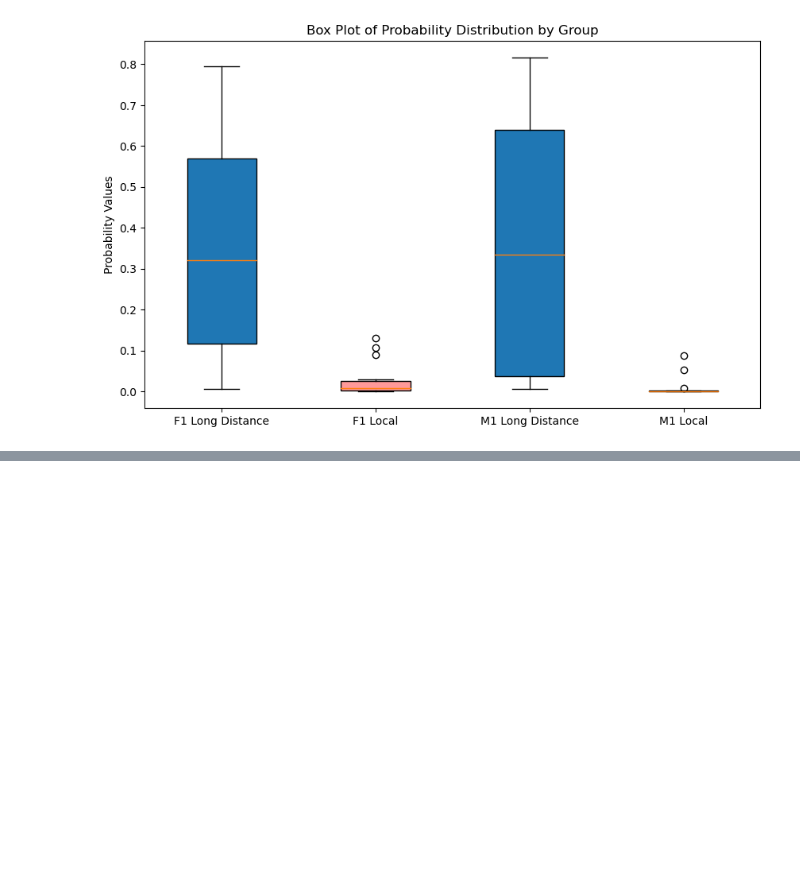
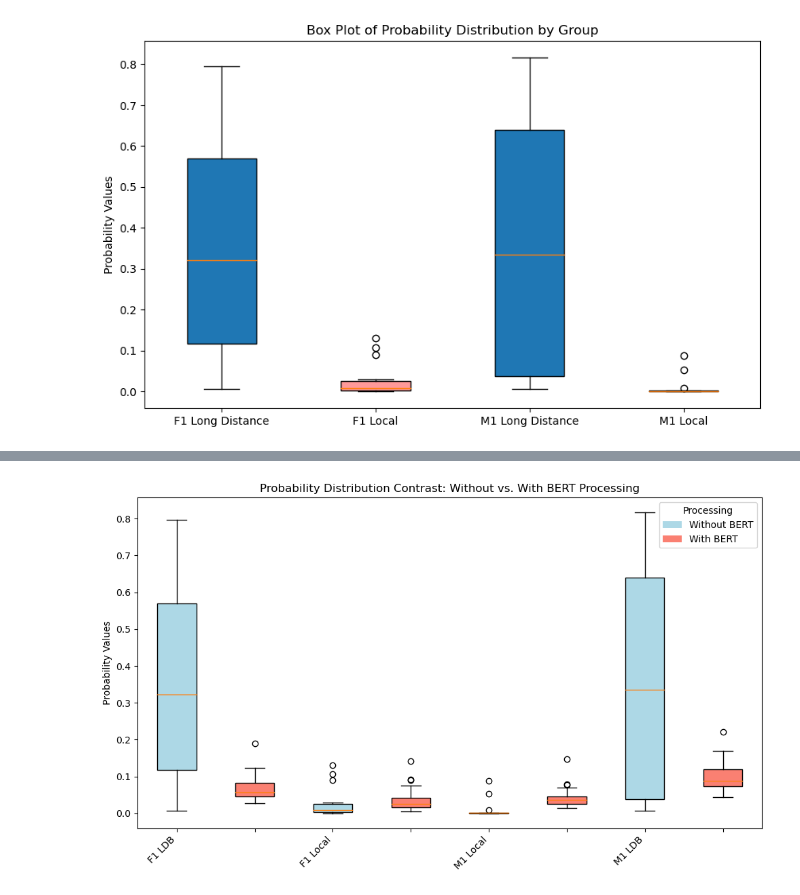
Before and after one commit to xiulinyang/zh-reflexive, a Jupyter notebook: visualize.ipynb, the cells around one changed output, grey strips where cells are left out. Cells and saved outputs as stored; diff of their text form; code cells hidden in the pictures; blank space fills up the shorter version.

```diff
--- a/visualize.ipynb
+++ b/visualize.ipynb
@@ -52,0 +121,55 @@ plt.show()
+# %%
+f1_her =[0.57421875, 0.5830078125, 0.033111572265625, 0.673828125, 0.1162109375, 0.7958984375, 0.3037109375, 0.0304107666015625, 0.006561279296875, 0.03363037109375, 0.7744140625, 0.5693359375, 0.133056640625, 0.2215576171875, 0.339599609375, 0.439208984375, 0.56884765625, 0.26171875, 0.1182861328125, 0.37548828125]
+
+f1_him = [0.0028972625732421875, 0.0020542144775390625, 0.10772705078125, 0.00847625732421875, 0.02288818359375, 0.009490966796875, 0.0147705078125, 0.006130218505859375, 0.0003216266632080078, 0.1309814453125, 0.02508544921875, 0.0023097991943359375, 0.002288818359375, 0.003444671630859375, 0.00926971435546875, 0.0296630859375, 0.0285491943359375, 0.0146484375, 0.0906982421875, 0.00829315185546875]
+
+m1_her =[0.0006213188171386719, 0.00045680999755859375, 0.0005402565002441406, 0.0015745162963867188, 0.002552032470703125, 0.0008902549743652344, 0.0012025833129882812, 0.0017185211181640625, 0.0005998611450195312, 0.00013017654418945312, 0.00028777122497558594, 0.0008883476257324219, 0.053924560546875, 0.0026149749755859375, 0.00017333030700683594, 0.087646484375, 0.00848388671875, 0.0006389617919921875, 0.0012969970703125, 0.0019855499267578125]
+m1_him = [0.03814697265625, 0.425048828125, 0.81591796875, 0.5224609375, 0.022216796875, 0.62548828125, 0.71142578125, 0.025054931640625, 0.04339599609375, 0.464599609375, 0.775390625, 0.71826171875, 0.00974273681640625, 0.07464599609375, 0.006557464599609375, 0.257568359375, 0.412109375, 0.67919921875, 0.09912109375, 0.038055419921875]
+
+
+bert_f1_her = [0.1237831637263298, 0.07971908897161484, 0.19004401564598083, 0.04526103660464287, 0.09417913854122162, 0.11475382000207901, 0.03679203987121582, 0.05792226269841194, 0.06909090280532837, 0.049218252301216125, 0.03526312857866287, 0.03935158625245094, 0.06708411127328873, 0.027443163096904755, 0.0999472513794899, 0.05435707047581673, 0.07301975041627884, 0.04606841504573822, 0.05284871160984039, 0.056757405400276184]
+
+bert_f1_him= [0.0901448205113411, 0.03512721508741379, 0.0750330463051796, 0.007454234641045332, 0.015873614698648453, 0.02319553680717945, 0.01802200824022293, 0.035029519349336624, 0.013331323862075806, 0.0368616096675396, 0.01728365756571293, 0.1415165811777115, 0.04322583228349686, 0.005242569372057915, 0.021348286420106888, 0.00855007953941822, 0.04238108545541763, 0.09275852888822556, 0.026359857991337776, 0.015236939303576946]
+
+
+bert_m1_her = [0.040272828191518784, 0.04293115437030792, 0.025347178801894188, 0.03231130167841911, 0.05588681623339653, 0.022801000624895096, 0.1480364352464676, 0.07786206901073456, 0.015511064790189266, 0.038371384143829346, 0.03844909369945526, 0.017809823155403137, 0.038638755679130554, 0.025830861181020737, 0.030677901580929756, 0.036648161709308624, 0.03379321098327637, 0.06962494552135468, 0.023771967738866806, 0.07956946641206741]
+bert_m1_him = [0.22165396809577942, 0.08062610775232315, 0.11239288002252579, 0.103657066822052, 0.08957274258136749, 0.17031677067279816, 0.08666817098855972, 0.06797421723604202, 0.07538093626499176, 0.11632272601127625, 0.04875645786523819, 0.09389481693506241, 0.15695956349372864, 0.04431796446442604, 0.0674673542380333, 0.08052179962396622, 0.14002829790115356, 0.08836038410663605, 0.1299070119857788, 0.04530814290046692]
+
+
+import matplotlib.pyplot as plt
+
+# Data for plotting
+data = [f1_her, bert_f1_her, f1_him, bert_f1_him, m1_her, bert_m1_her, m1_him, bert_m1_him]
+
+# Simplified labels for the x-axis without "BERT"
+labels = ['F1 LDB', '', 'F1 Local', '', 'M1 Local', '', 'M1 LDB', '']
+
+# Colors for visualization: Alternating for clarity, "lightblue" for without BERT, "salmon" for with BERT
+colors = ['lightblue', 'salmon'] * 4
+
+# Creating the boxplot
+fig, ax = plt.subplots(figsize=(10, 6))
+bplot = ax.boxplot(data, patch_artist=True)
+
+# Applying colors to boxes and adjusting properties for clarity
+for patch, color in zip(bplot['boxes'], colors):
+    patch.set_facecolor(color)
+
+# Setting custom x-axis labels to visually group without and with BERT processing
+ax.set_xticklabels(labels, rotation=45, ha="right")
+
+# Adding a legend to distinguish between groups processed without and with BERT
+from matplotlib.patches import Patch
+legend_elements = [Patch(facecolor='lightblue', label='Without BERT'),
+                   Patch(facecolor='salmon', label='With BERT')]
+ax.legend(handles=legend_elements, loc='upper right', title="Processing")
+
+# Adding title and y-axis label
+plt.title('Probability Distribution Contrast: Without vs. With BERT Processing')
+plt.ylabel('Probability Values')
+
+# Display the plot
+plt.tight_layout()
+plt.show()
+# %% [output]
+[figure, added]
```
Also changed, not shown: parts of 4 cells of this notebook, 3 other files.
